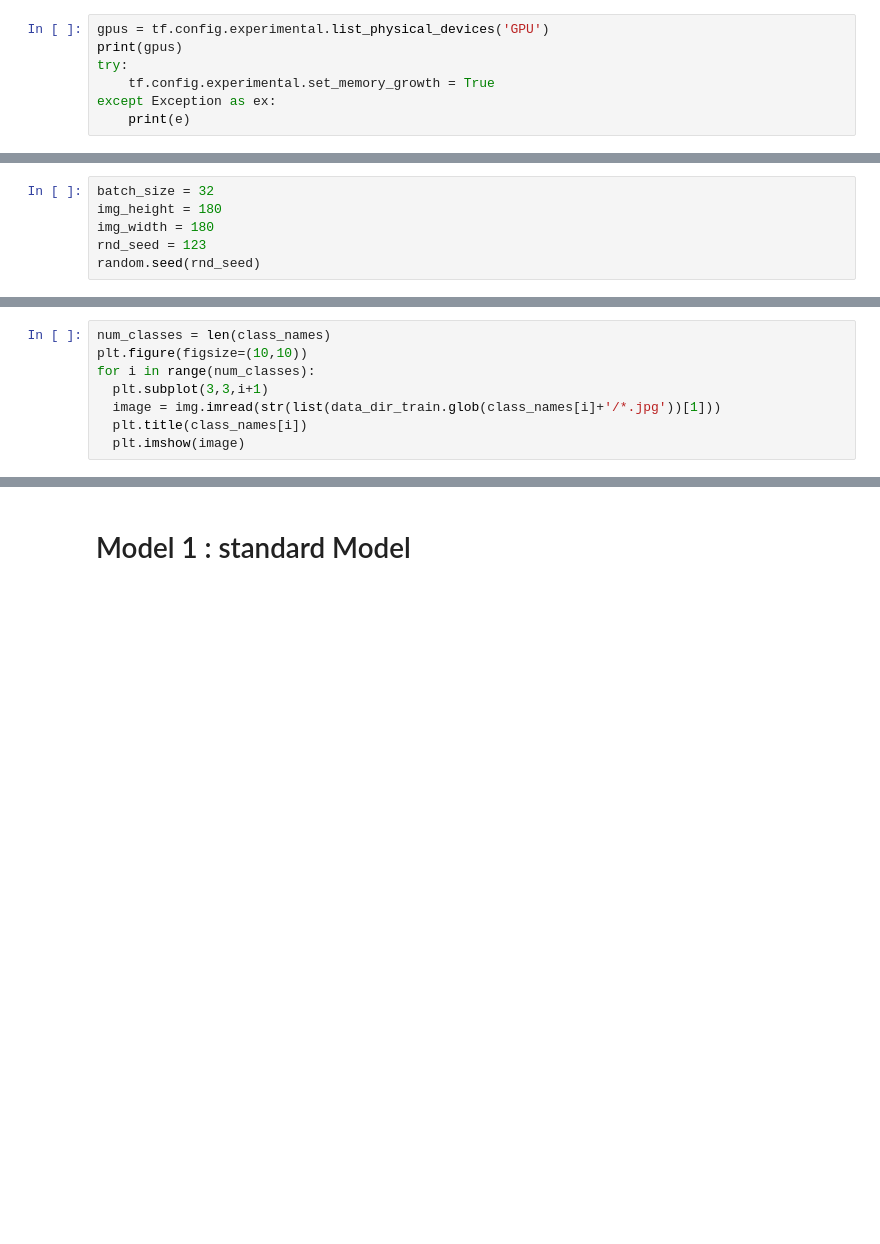
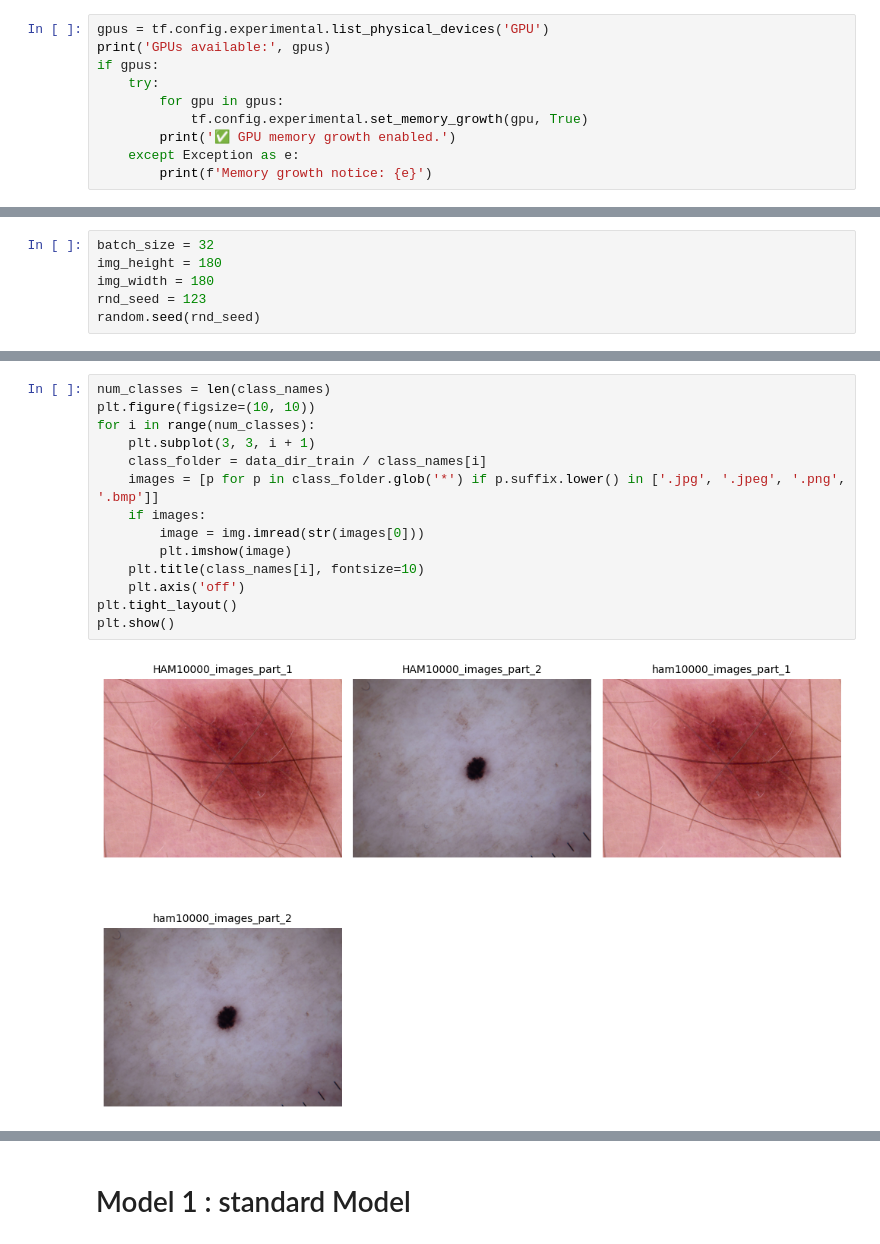
Before and after one commit to Bhawesh-007/MedSynapse, a Jupyter notebook: notebooks/Final_Skin_Cancer_Prediction.ipynb, the cells around one changed output, grey strips where cells are left out. Cells and saved outputs as stored; diff of their text form; blank space fills up the shorter version.

```diff
--- a/notebooks/Final_Skin_Cancer_Prediction.ipynb
+++ b/notebooks/Final_Skin_Cancer_Prediction.ipynb
@@ -30,7 +35,10 @@ tf.compat.v1.logging.set_verbosity(tf.compat.v1.logging.ERROR)
 # %%
 gpus = tf.config.experimental.list_physical_devices('GPU')
-print(gpus)
-try:
-    tf.config.experimental.set_memory_growth = True
-except Exception as ex:
-    print(e)
+print('GPUs available:', gpus)
+if gpus:
+    try:
+        for gpu in gpus:
+            tf.config.experimental.set_memory_growth(gpu, True)
+        print('✅ GPU memory growth enabled.')
+    except Exception as e:
+        print(f'Memory growth notice: {e}')
@@ -84,11 +217,19 @@ print(class_names)
 # %%
 num_classes = len(class_names)
-plt.figure(figsize=(10,10))
+plt.figure(figsize=(10, 10))
 for i in range(num_classes):
-  plt.subplot(3,3,i+1)
-  image = img.imread(str(list(data_dir_train.glob(class_names[i]+'/*.jpg'))[1]))
-  plt.title(class_names[i])
-  plt.imshow(image)
+    plt.subplot(3, 3, i + 1)
+    class_folder = data_dir_train / class_names[i]
+    images = [p for p in class_folder.glob('*') if p.suffix.lower() in ['.jpg', '.jpeg', '.png', '.bmp']]
+    if images:
+        image = img.imread(str(images[0]))
+        plt.imshow(image)
+    plt.title(class_names[i], fontsize=10)
+    plt.axis('off')
+plt.tight_layout()
+plt.show()
+# %% [output]
+[figure, added]
 # %%
 for image_batch, labels_batch in train_ds.take(1):
     print(image_batch.shape)
```
Also changed, not shown: parts of 26 cells of this notebook, 3 other files.
